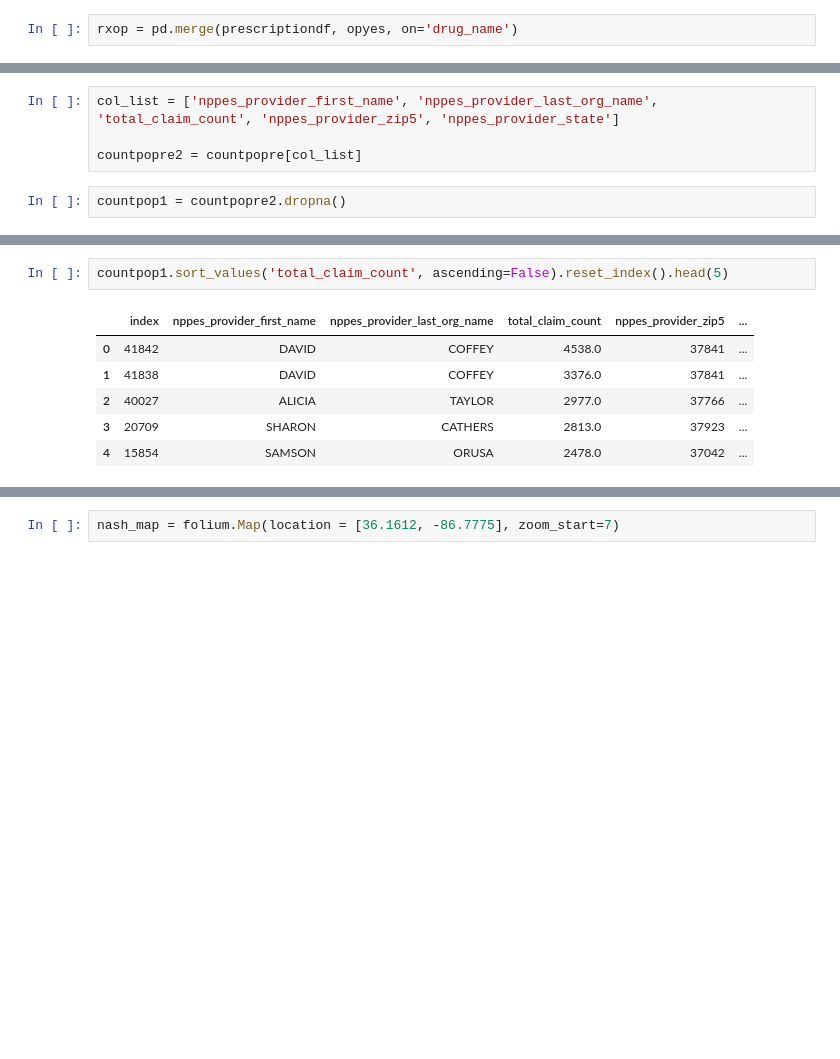
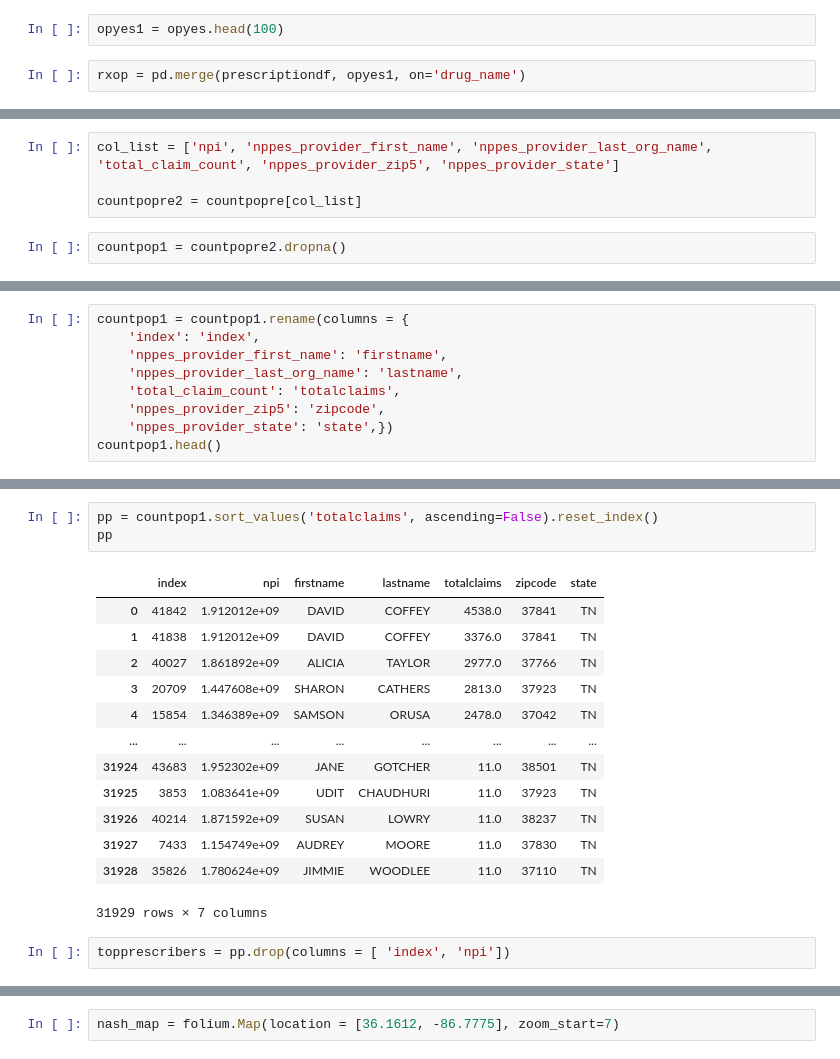
Before and after one commit to NSS-Data-Analytics-Cohort-12/prescribers-python-da12-v2-pandas-pandemonium, a Jupyter notebook: notebooks/prescribers.ipynb, the cells around one changed output, grey strips where cells are left out. Saved outputs shown, nothing was run; the diff lists cells and outputs as text; blank space fills up the shorter version.

```diff
--- a/notebooks/prescribers.ipynb
+++ b/notebooks/prescribers.ipynb
@@ -110,3 +102,5 @@ opyes.head()
+# %%
+opyes1 = opyes.head(100)
 # %%
-rxop = pd.merge(prescriptiondf, opyes, on='drug_name')
+rxop = pd.merge(prescriptiondf, opyes1, on='drug_name')
 # %%
@@ -155,5 +160,5 @@ tncount.sort_values('total_claim_count', ascending=False)
 # %%
-col_list = ['nppes_provider_first_name', 'nppes_provider_last_org_name', 'total_claim_count', 'nppes_provider_zip5', 'nppes_provider_state']
+col_list = ['npi', 'nppes_provider_first_name', 'nppes_provider_last_org_name', 'total_claim_count', 'nppes_provider_zip5', 'nppes_provider_state']
 
 countpopre2 = countpopre[col_list]
 # %%
@@ -160,0 +175,9 @@ countpop1 = countpopre2.dropna()
+# %%
+countpop1 = countpop1.rename(columns = {
+    'index': 'index',
+    'nppes_provider_first_name': 'firstname',
+    'nppes_provider_last_org_name': 'lastname',
+    'total_claim_count': 'totalclaims',
+    'nppes_provider_zip5': 'zipcode',
+    'nppes_provider_state': 'state',})
+countpop1.head()
@@ -161,9 +191,19 @@ countpop1 = countpopre2.dropna()
 # %%
-countpop1.sort_values('total_claim_count', ascending=False).reset_index().head(5)
+pp = countpop1.sort_values('totalclaims', ascending=False).reset_index()
+pp
 # %% [output]
-|  | index | nppes_provider_first_name | nppes_provider_last_org_name | total_claim_count | nppes_provider_zip5 | ... |
-| 0 | 41842 | DAVID | COFFEY | 4538.0 | 37841 | ... |
-| 1 | 41838 | DAVID | COFFEY | 3376.0 | 37841 | ... |
-| 2 | 40027 | ALICIA | TAYLOR | 2977.0 | 37766 | ... |
-| 3 | 20709 | SHARON | CATHERS | 2813.0 | 37923 | ... |
-| 4 | 15854 | SAMSON | ORUSA | 2478.0 | 37042 | ... |
+|  | index | npi | firstname | lastname | totalclaims | zipcode | state |
+| 0 | 41842 | 1.912012e+09 | DAVID | COFFEY | 4538.0 | 37841 | TN |
+| 1 | 41838 | 1.912012e+09 | DAVID | COFFEY | 3376.0 | 37841 | TN |
+| 2 | 40027 | 1.861892e+09 | ALICIA | TAYLOR | 2977.0 | 37766 | TN |
+| 3 | 20709 | 1.447608e+09 | SHARON | CATHERS | 2813.0 | 37923 | TN |
+| 4 | 15854 | 1.346389e+09 | SAMSON | ORUSA | 2478.0 | 37042 | TN |
+| ... | ... | ... | ... | ... | ... | ... | ... |
+| 31924 | 43683 | 1.952302e+09 | JANE | GOTCHER | 11.0 | 38501 | TN |
+| 31925 | 3853 | 1.083641e+09 | UDIT | CHAUDHURI | 11.0 | 37923 | TN |
+| 31926 | 40214 | 1.871592e+09 | SUSAN | LOWRY | 11.0 | 38237 | TN |
+| 31927 | 7433 | 1.154749e+09 | AUDREY | MOORE | 11.0 | 37830 | TN |
+| 31928 | 35826 | 1.780624e+09 | JIMMIE | WOODLEE | 11.0 | 37110 | TN |
+31929 rows × 7 columns
+# %%
+topprescribers = pp.drop(columns = [ 'index', 'npi'])
```
Also changed, not shown: parts of 32 cells of this notebook.
